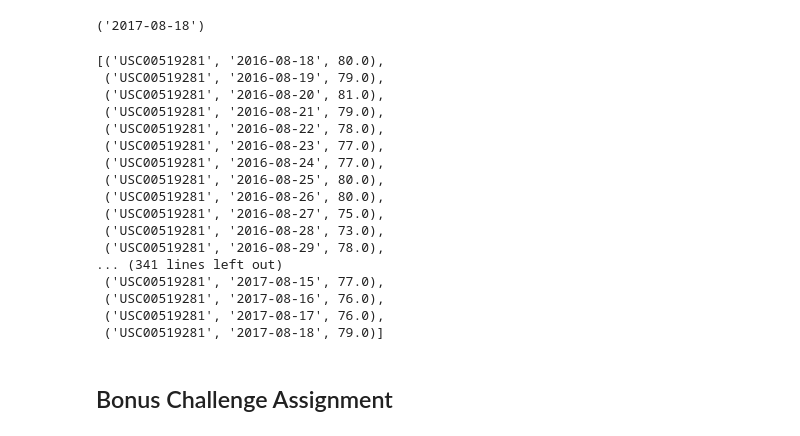
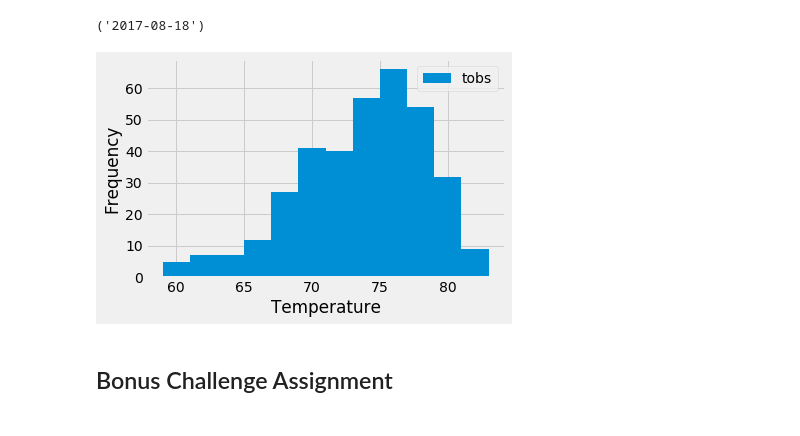
Before and after one commit to charlim26/sqlalchemy-challenge, a Jupyter notebook: jupyter notebook/climate_starter.ipynb, the cells around one changed output. Drawn from its saved outputs; the diff is of its cells as text; code cells hidden in the pictures.

```diff
--- a/jupyter notebook/climate_starter.ipynb
+++ b/jupyter notebook/climate_starter.ipynb
@@ -264,29 +266,15 @@ max_date_USC00519281
 # %%
 # Choose the station with the highest number of temperature observations.
 # Query the last 12 months of temperature observation data for this station and plot the results as a histogram
-hi_temp = session.query(Measurement.station, Measurement.date, Measurement.tobs).\
+hi_temp = session.query(Measurement.tobs).\
         filter(Measurement.station=='USC00519281').\
-        filter(Measurement.date  > '2016-08-17').\
-        order_by(Measurement.date).all()
-hi_temp
+        filter(Measurement.date > '2016-08-17')
+hi_temp_station = pd.DataFrame(hi_temp,columns=["tobs"])
+hi_temp_station.plot.hist(bins=12)
+plt.xlabel("Temperature")
+plt.tight_layout()
 # %% [output]
-[('USC00519281', '2016-08-18', 80.0),
- ('USC00519281', '2016-08-19', 79.0),
- ('USC00519281', '2016-08-20', 81.0),
- ('USC00519281', '2016-08-21', 79.0),
- ('USC00519281', '2016-08-22', 78.0),
- ('USC00519281', '2016-08-23', 77.0),
- ('USC00519281', '2016-08-24', 77.0),
- ('USC00519281', '2016-08-25', 80.0),
- ('USC00519281', '2016-08-26', 80.0),
- ('USC00519281', '2016-08-27', 75.0),
- ('USC00519281', '2016-08-28', 73.0),
- ('USC00519281', '2016-08-29', 78.0),
-... (341 lines left out)
- ('USC00519281', '2017-08-15', 77.0),
- ('USC00519281', '2017-08-16', 76.0),
- ('USC00519281', '2017-08-17', 76.0),
- ('USC00519281', '2017-08-18', 79.0)]
+[figure, added]
 # %% [markdown]
 ## Bonus Challenge Assignment
 # %%
```
Also changed, not shown: parts of 8 cells of this notebook.
